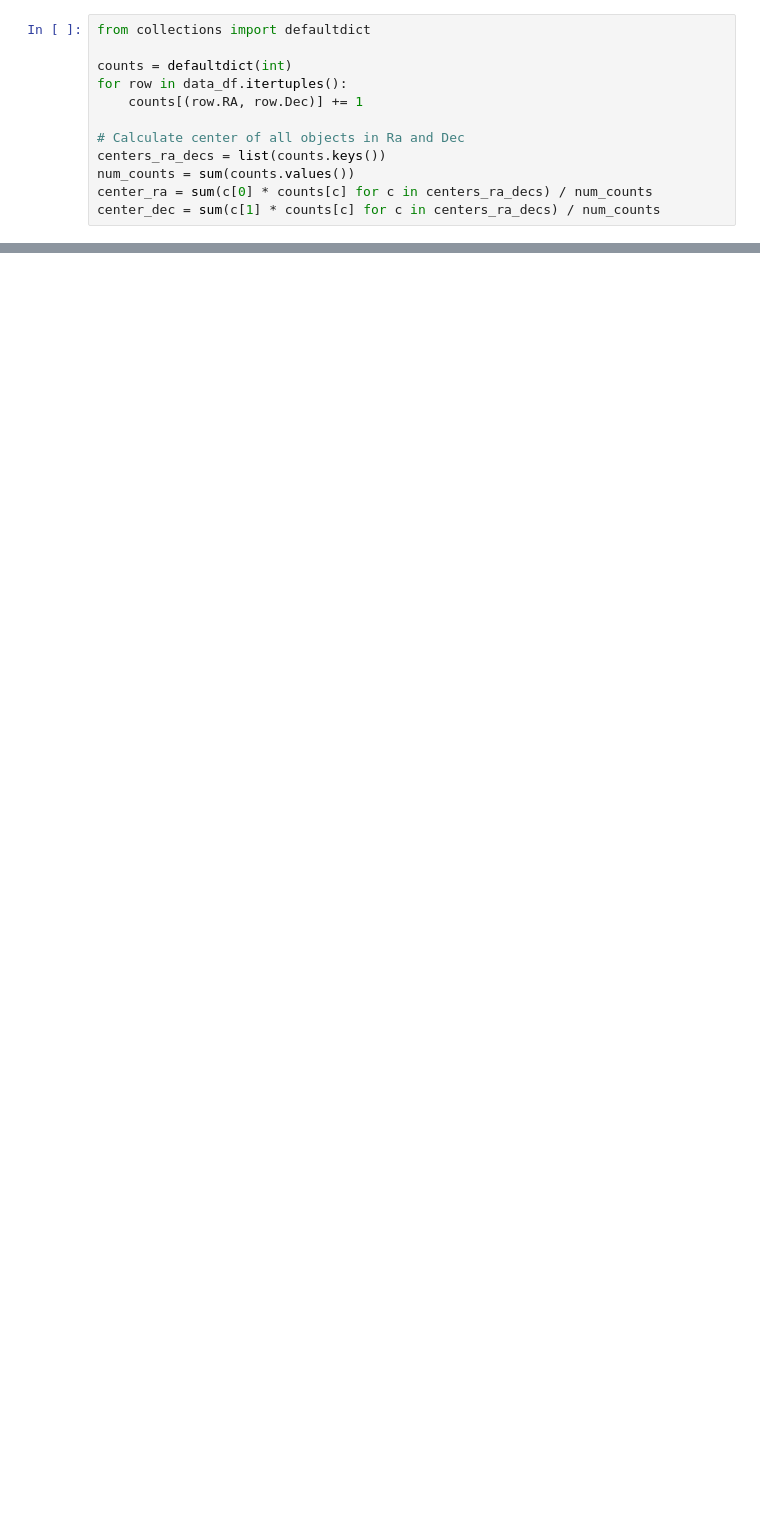
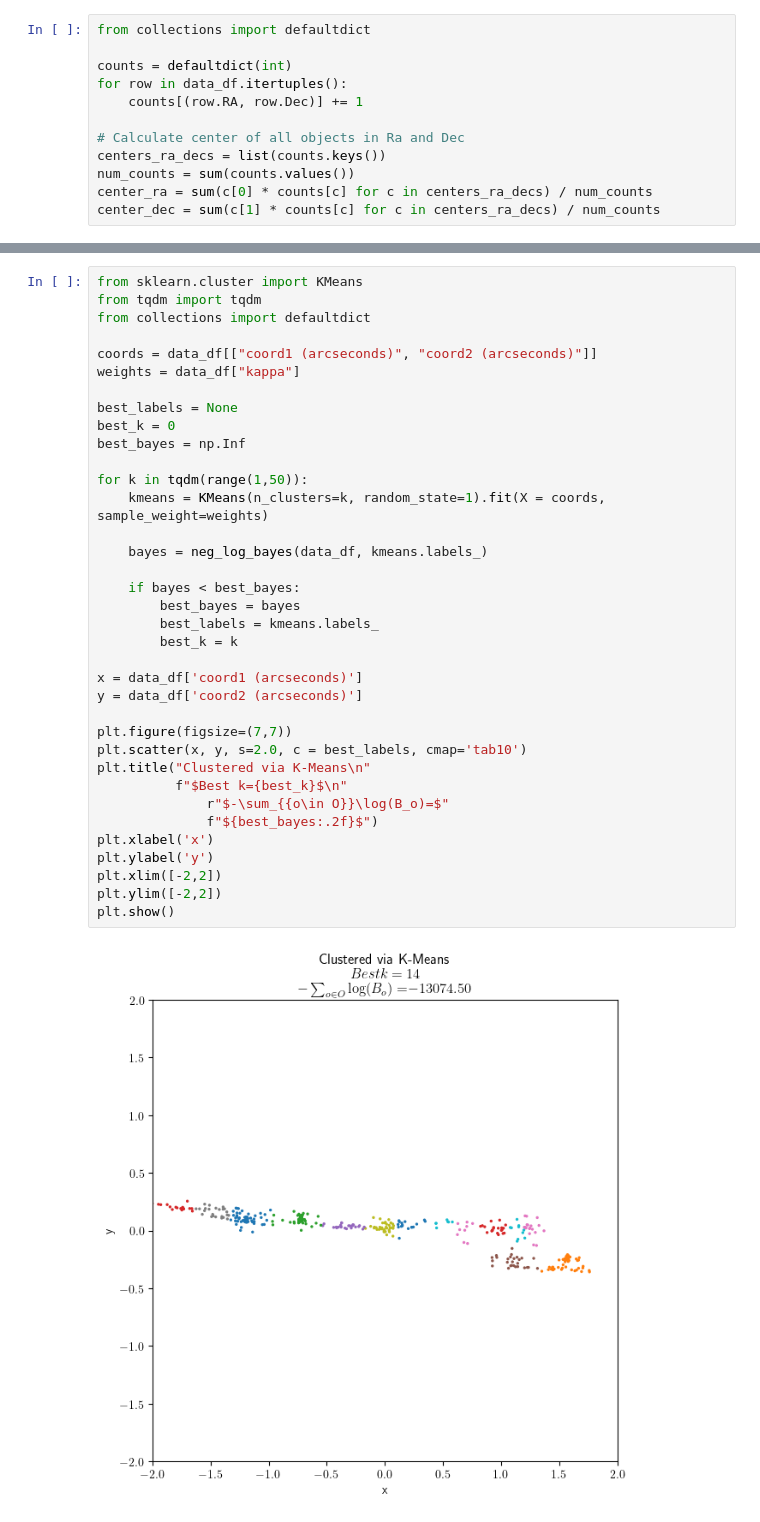
Before and after one commit to jacobf18/astronomical-matching, a Jupyter notebook: hubble.ipynb, the cells around one changed output, grey strips where cells are left out. Drawn from its saved outputs; the diff is of its cells as text; blank space fills up the shorter version.

Commit message:
fixed hubble query. did clustering on hubble

```diff
--- a/hubble.ipynb
+++ b/hubble.ipynb
@@ -108,0 +143,38 @@ plt.show()
+# %%
+from sklearn.cluster import KMeans
+from tqdm import tqdm
+from collections import defaultdict
+
+coords = data_df[["coord1 (arcseconds)", "coord2 (arcseconds)"]]
+weights = data_df["kappa"]
+
+best_labels = None
+best_k = 0
+best_bayes = np.Inf
+
+for k in tqdm(range(1,50)):
+    kmeans = KMeans(n_clusters=k, random_state=1).fit(X = coords, sample_weight=weights)
+
+    bayes = neg_log_bayes(data_df, kmeans.labels_)
+
+    if bayes < best_bayes:
+        best_bayes = bayes
+        best_labels = kmeans.labels_
+        best_k = k
+
+x = data_df['coord1 (arcseconds)']
+y = data_df['coord2 (arcseconds)']
+
+plt.figure(figsize=(7,7))
+plt.scatter(x, y, s=2.0, c = best_labels, cmap='tab10')
+plt.title("Clustered via K-Means\n"
+          f"$Best k={best_k}$\n"
+              r"$-\sum_{{o\in O}}\log(B_o)=$"
+              f"${best_bayes:.2f}$")
+plt.xlabel('x')
+plt.ylabel('y')
+plt.xlim([-2,2])
+plt.ylim([-2,2])
+plt.show()
+# %% [output]
+[figure, added]
```
Also changed, not shown: parts of 8 cells of this notebook, 3 other files.
